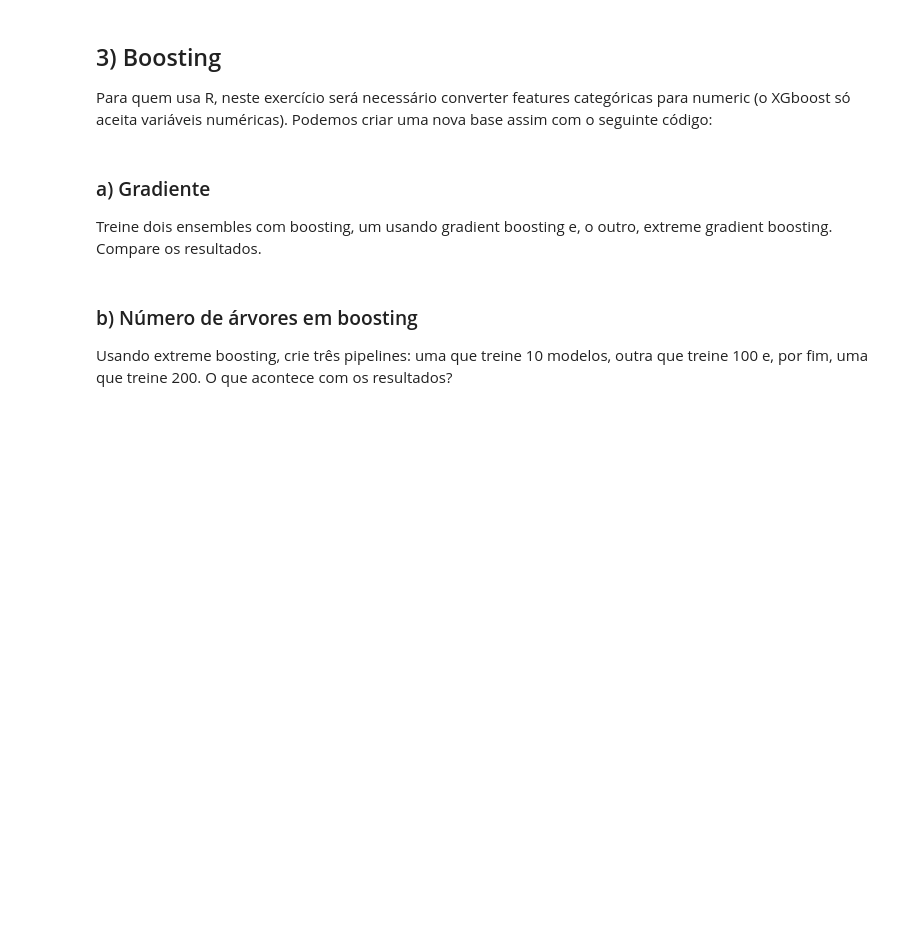
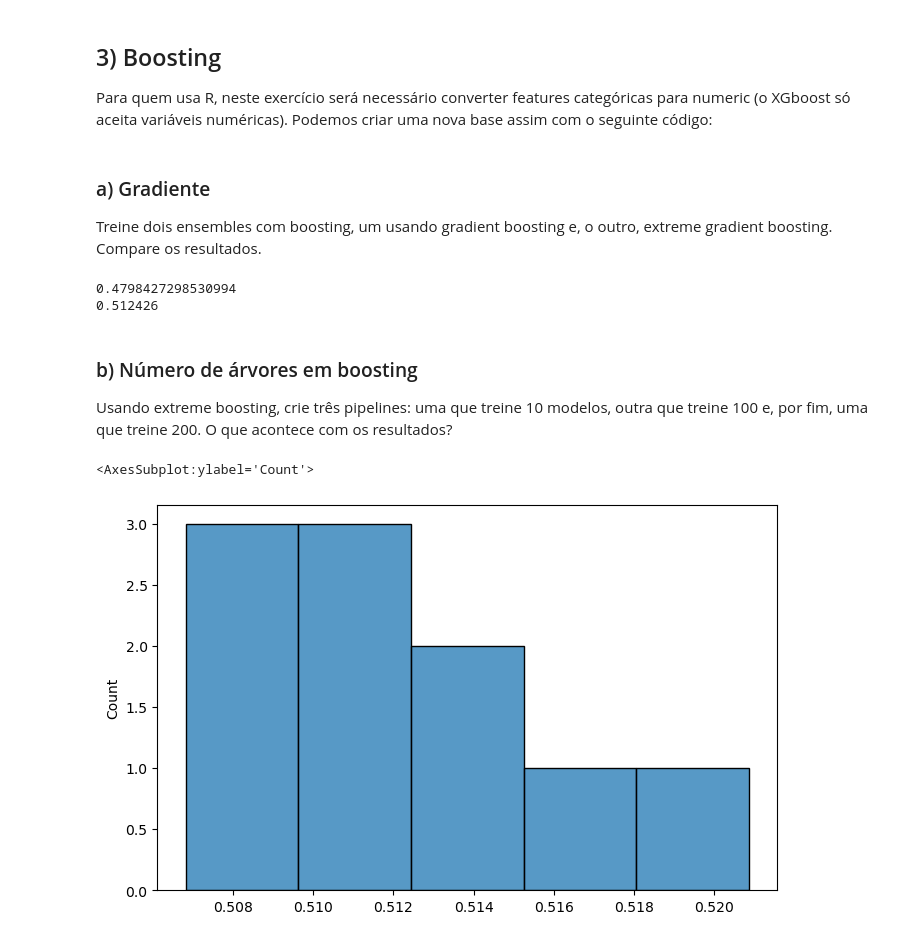
Before and after one commit to yltaba/dcp-machine-learning, a Jupyter notebook: aula_7/exercicios_aula_7.ipynb, the cells around one changed output. Saved outputs shown, nothing was run; the diff lists cells and outputs as text; code cells hidden in the pictures; blank space fills up the shorter version.

```diff
--- a/aula_7/exercicios_aula_7.ipynb
+++ b/aula_7/exercicios_aula_7.ipynb
@@ -108,6 +189,42 @@ Para quem usa R, neste exercício será necessário converter features categóri
 # %% [markdown]
 ### a) Gradiente
 Treine dois ensembles com boosting, um usando gradient boosting e, o outro, extreme gradient boosting. Compare os resultados.
+# %%
+
+
+# Treina os modelos
+gb = GradientBoostingRegressor(n_estimators=50)\
+    .fit(X_train, y_train)
+
+xgb = XGBRegressor(n_estimators=50)\
+    .fit(X_train, y_train)
+
+# Calcula metricas
+pred_gb = gb.predict(X_test)
+print(mean_squared_error(y_test, pred_gb, squared=False))
+
+pred_xgb = xgb.predict(X_test)
+print(mean_squared_error(y_test, pred_xgb, squared=False))
+# %% [output]
+0.4798427298530994
+0.512426
 # %% [markdown]
 ### b) Número de árvores em boosting
 Usando extreme boosting, crie três pipelines: uma que treine 10 modelos, outra que treine 100 e, por fim, uma que treine 200. O que acontece com os resultados?
+# %%
+def get_xgb_mse():
+    X_train, X_test, y_train, y_test = train_test_split(X, y, test_size=0.3)
+    xgb = XGBRegressor(n_estimators=50)\
+        .fit(X_train, y_train)
+    pred_xgb = xgb.predict(X_test)
+    return mean_squared_error(y_test, pred_xgb, squared=False)
+
+xgb_10 = [get_xgb_mse() for i in range(10)]
+xgb_100 = [get_xgb_mse() for i in range(100)]
+xgb_200 = [get_xgb_mse() for i in range(200)]
+# %%
+plt.rcParams['figure.figsize'] = [8, 5]
+sns.histplot(xgb_10)
+# %% [output]
+<AxesSubplot:ylabel='Count'>
+[figure, added]
```
Also changed, not shown: parts of 15 cells of this notebook, 1 other file.
